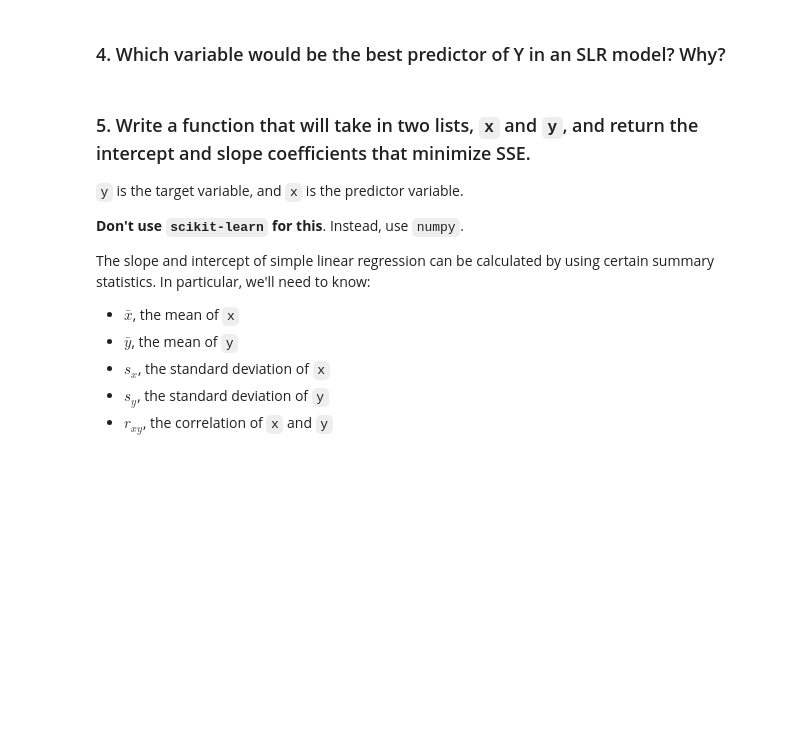
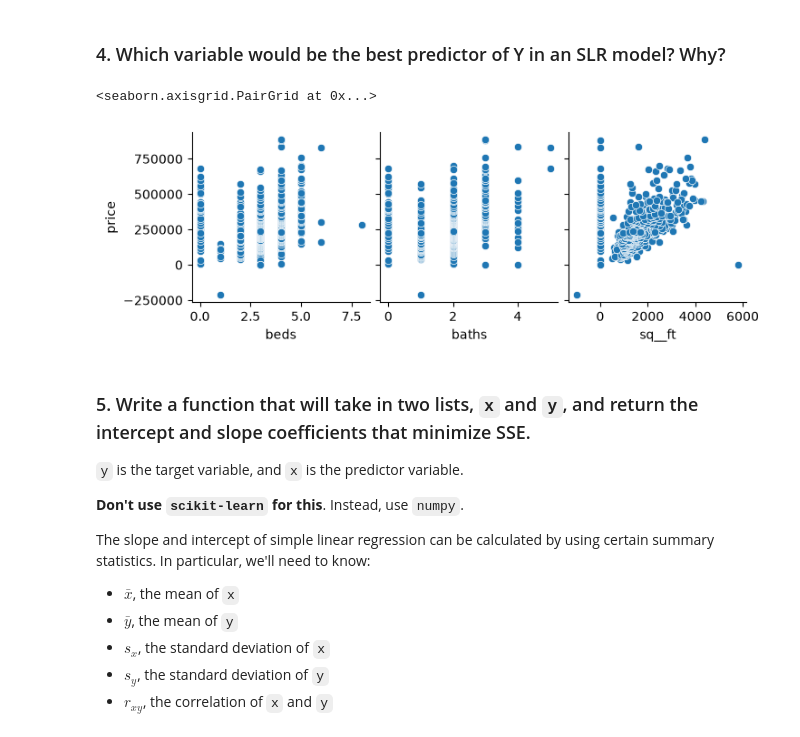
Before and after one commit to xzainab/labs_projects, a Jupyter notebook: labs/Supervised Mashine Learning/6.4.E1 Exercise regression.ipynb, the cells around one changed output. Saved outputs shown, nothing was run; the diff lists cells and outputs as text; code cells hidden in the pictures; blank space fills up the shorter version.

```diff
--- a/labs/Supervised Mashine Learning/6.4.E1 Exercise regression.ipynb
+++ b/labs/Supervised Mashine Learning/6.4.E1 Exercise regression.ipynb
@@ -119,3 +119,8 @@ For each of the variables you believe should be considered, generate a plot show
 features = ['beds','baths','sq__ft']
 # %% [markdown]
 ### 4. Which variable would be the best predictor of Y in an SLR model? Why?
+# %%
+sns.pairplot(housing, x_vars= features, y_vars='price')
+# %% [output]
+<seaborn.axisgrid.PairGrid at 0x...>
+[figure, added]
```
Also changed, not shown: parts of 7 cells of this notebook.
